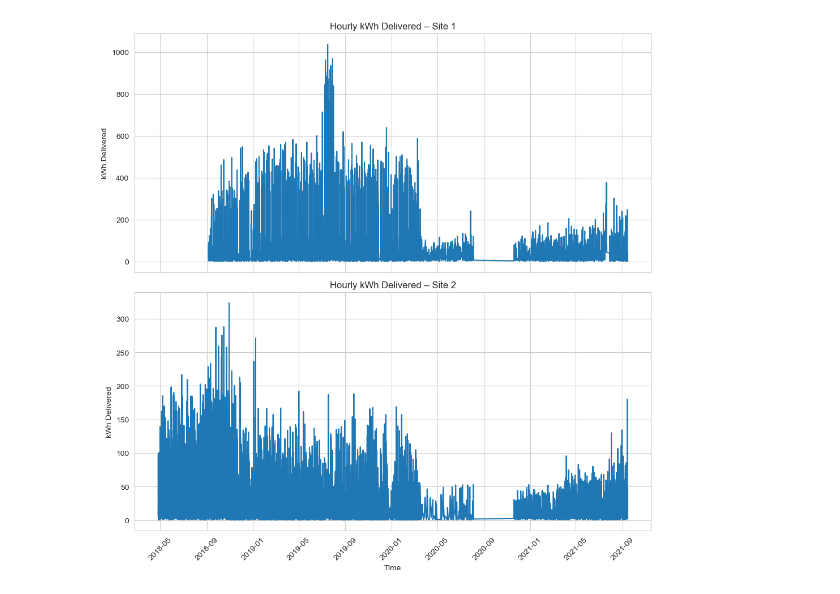
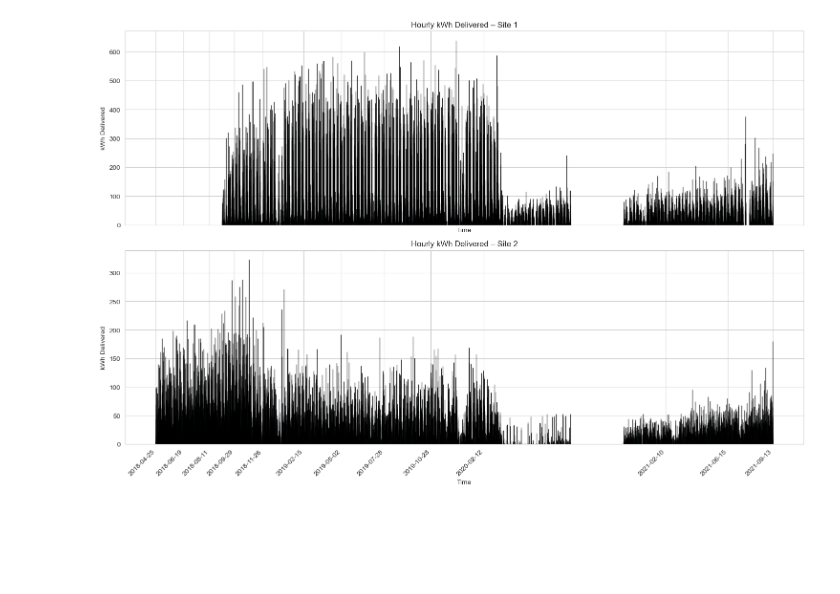
Before and after one commit to dfd0430/wiso, a Jupyter notebook: main.ipynb, the cells around one changed output. Drawn from its saved outputs; the diff is of its cells as text; code cells hidden in the pictures; blank space fills up the shorter version.

Commit message:
fixed the dates to be local time, removed duplicates and add kpi hourly capacity

```diff
--- a/main.ipynb
+++ b/main.ipynb
@@ -15,6 +16,20 @@ def csv_to_pandas(filepath):
 # load and convert to pandas
 charging_sessions = csv_to_pandas("./Data Share/charging_sessions.csv")
 weather_burbank_airport = csv_to_pandas("./Data Share/weather_burbank_airport.csv")
+charging_sessions = charging_sessions.iloc[:, 1:]
+# %%
+# the timezone for all the values is America/Los_Angeles
+charging_sessions['connectionTime']   = pd.to_datetime(charging_sessions['connectionTime'], utc=True)
+charging_sessions['disconnectTime']   = pd.to_datetime(charging_sessions['disconnectTime'], utc=True)
+charging_sessions['doneChargingTime'] = pd.to_datetime(charging_sessions['doneChargingTime'], utc=True, errors='coerce')
+
+tz = pytz.timezone('America/Los_Angeles')
+
+charging_sessions["connectionTime_local"]  = charging_sessions['connectionTime'].dt.tz_convert(tz)
+charging_sessions["disconnectTime_local"]  = charging_sessions['disconnectTime'].dt.tz_convert(tz)
+charging_sessions["doneChargingTime_local"] = charging_sessions['doneChargingTime'].dt.tz_convert(tz)
+# %%
+charging_sessions= charging_sessions.drop_duplicates(keep='first')
 # %%
 # add missing values by interpolation
 numeric_cols = ['temperature', 'felt_temperature', 'windspeed', 'pressure']
@@ -40,41 +57,37 @@ weather_burbank_airport_overlap = weather_burbank_airport[
-# %%
-# set style for visualization
-import matplotlib.pyplot as plt
-import seaborn as sns
-
-sns.set_style("whitegrid")
-plt.rcParams["figure.figsize"] = (12, 6)
 # %%
+
 import matplotlib.pyplot as plt
-import seaborn as sns
-
 
 charging_sessions['connectionTime'] = pd.to_datetime(charging_sessions['connectionTime'])
 charging_sessions['hour'] = charging_sessions['connectionTime'].dt.floor('h')
 
 hourly_kwh = (
     charging_sessions
     .groupby(['siteID', 'hour'], as_index=False)['kWhDelivered']
     .sum()
     .rename(columns={'kWhDelivered': 'kWh_hourly'})
 )
 
 site_ids = hourly_kwh['siteID'].unique()
-
-fig, axes = plt.subplots(len(site_ids), 1, figsize=(10, 5 * len(site_ids)), sharex=True)
+fig, axes = plt.subplots(len(site_ids), 1, figsize=(15, 5 * len(site_ids)), sharex=True)
 
 if len(site_ids) == 1:
     axes = [axes]
 
 for ax, site_id in zip(axes, site_ids):
     site_data = hourly_kwh.query('siteID == @site_id')
-    sns.lineplot(data=site_data, x='hour', y='kWh_hourly', ax=ax)
+
+    ax.bar(site_data['hour'], site_data['kWh_hourly'], width=0.03, color='skyblue', edgecolor='black', alpha=0.8)
+
     ax.set_title(f'Hourly kWh Delivered – Site {site_id}')
     ax.set_xlabel('Time')
     ax.set_ylabel('kWh Delivered')
-    ax.tick_params(axis='x', rotation=45)
+
+    tick_interval = max(len(site_data)//12, 1)
+    ax.set_xticks(site_data['hour'].iloc[::tick_interval])
+    ax.set_xticklabels([h.strftime('%Y-%m-%d') for h in site_data['hour'].iloc[::tick_interval]], rotation=45, ha='right')
 
 plt.tight_layout()
 plt.show()
 # %% [output]
-[figure, old version]
+[figure, new version]
```
Also changed, not shown: parts of 5 cells of this notebook.
